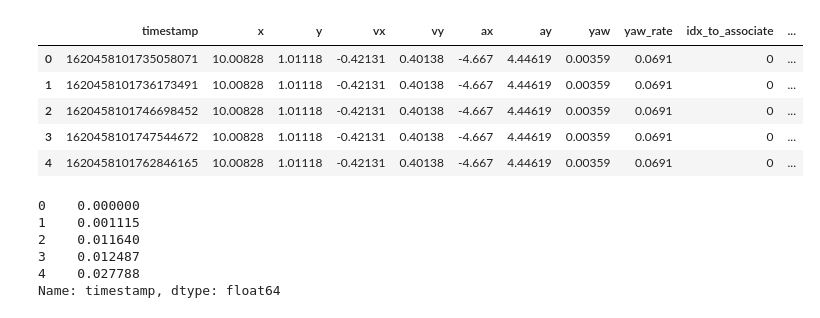
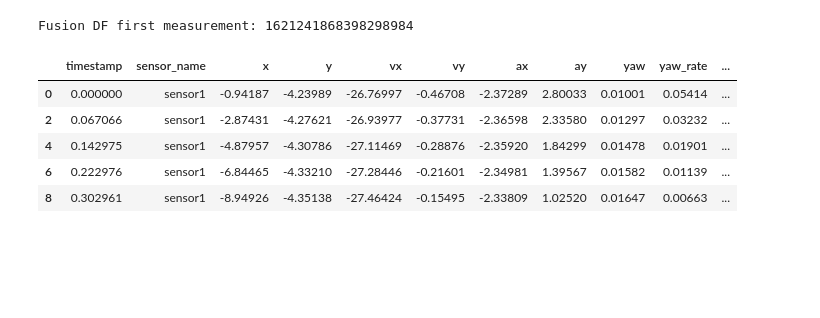
Before and after one commit to icaropires/objectlevel_fusion, a Jupyter notebook: experiments/carla_experiments/plots.ipynb, the cells around one changed output. Cells and saved outputs as stored; diff of their text form; code cells hidden in the pictures; blank space fills up the shorter version.

```diff
--- a/experiments/carla_experiments/plots.ipynb
+++ b/experiments/carla_experiments/plots.ipynb
@@ -54,30 +91,21 @@ ego_df1
 # %%
-obj_file, _ = EXPERIMENT
-obj_df = pd.read_csv(
-    obj_file,
-    names=['timestamp', 'x', 'y', 'vx', 'vy', 'ax', 'ay', 'yaw', 'yaw_rate', 'idx_to_associate', 'association_score', 'association_failed']
+fusion_df_file = EXPERIMENT_FILES['fusion_layer'][EXPERIMENT_VARIATION]
+fusion_df = pd.read_csv(
+    fusion_df_file,
+    names=['timestamp', 'sensor_name', 'x', 'y', 'vx', 'vy', 'ax', 'ay', 'yaw', 'yaw_rate', 'idx_to_associate', 'association_score', 'association_failed']
 )
 
-obj_df.head()
+print('Fusion DF first measurement:', fusion_df['timestamp'].min())
+
+fusion_df['timestamp'] = (fusion_df['timestamp'] - fusion_df['timestamp'].min()) / 10**9
+fusion_df1 = fusion_df[fusion_df.sensor_name == 'sensor1']
+
+fusion_df1.head()
 # %% [output]
+Fusion DF first measurement: 1621241868398298984
-|  | timestamp | x | y | vx | vy | ax | ay | yaw | yaw_rate | idx_to_associate | ... |
-| 0 | 1620458101735058071 | 10.00828 | 1.01118 | -0.42131 | 0.40138 | -4.667 | 4.44619 | 0.00359 | 0.0691 | 0 | ... |
-| 1 | 1620458101736173491 | 10.00828 | 1.01118 | -0.42131 | 0.40138 | -4.667 | 4.44619 | 0.00359 | 0.0691 | 0 | ... |
-| 2 | 1620458101746698452 | 10.00828 | 1.01118 | -0.42131 | 0.40138 | -4.667 | 4.44619 | 0.00359 | 0.0691 | 0 | ... |
-| 3 | 1620458101747544672 | 10.00828 | 1.01118 | -0.42131 | 0.40138 | -4.667 | 4.44619 | 0.00359 | 0.0691 | 0 | ... |
-| 4 | 1620458101762846165 | 10.00828 | 1.01118 | -0.42131 | 0.40138 | -4.667 | 4.44619 | 0.00359 | 0.0691 | 0 | ... |
+|  | timestamp | sensor_name | x | y | vx | vy | ax | ay | yaw | yaw_rate | ... |
+| 0 | 0.000000 | sensor1 | -0.94187 | -4.23989 | -26.76997 | -0.46708 | -2.37289 | 2.80033 | 0.01001 | 0.05414 | ... |
+| 2 | 0.067066 | sensor1 | -2.87431 | -4.27621 | -26.93977 | -0.37731 | -2.36598 | 2.33580 | 0.01297 | 0.03232 | ... |
+| 4 | 0.142975 | sensor1 | -4.87957 | -4.30786 | -27.11469 | -0.28876 | -2.35920 | 1.84299 | 0.01478 | 0.01901 | ... |
+| 6 | 0.222976 | sensor1 | -6.84465 | -4.33210 | -27.28446 | -0.21601 | -2.34981 | 1.39567 | 0.01582 | 0.01139 | ... |
+| 8 | 0.302961 | sensor1 | -8.94926 | -4.35138 | -27.46424 | -0.15495 | -2.33809 | 1.02520 | 0.01647 | 0.00663 | ... |
-# %%
-obj_df['timestamp'] = (obj_df['timestamp'] - obj_df['timestamp'].min()) / 10**9
-obj_distance = np.hypot(obj_df['x'], obj_df['y'])
-
-errors = obj_df[obj_df.association_failed == 1.0]['timestamp']
-errors = errors.iloc[1:]  # The first one is never an error
-
-obj_df['timestamp'].head()
-# %% [output]
-0    0.000000
-1    0.001115
-2    0.011640
-3    0.012487
-4    0.027788
-Name: timestamp, dtype: float64
```
Also changed, not shown: parts of 15 cells of this notebook, 16 other files.
